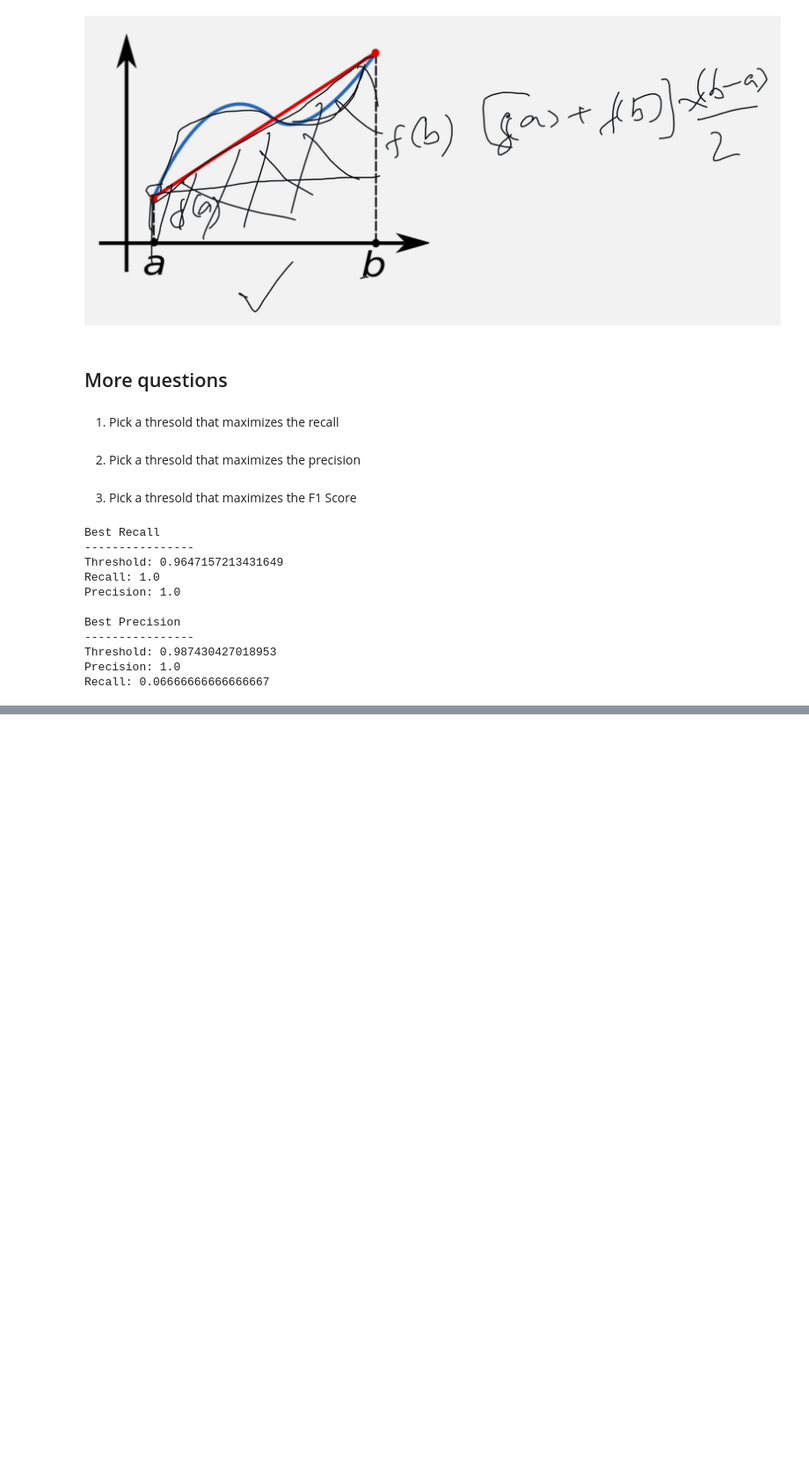
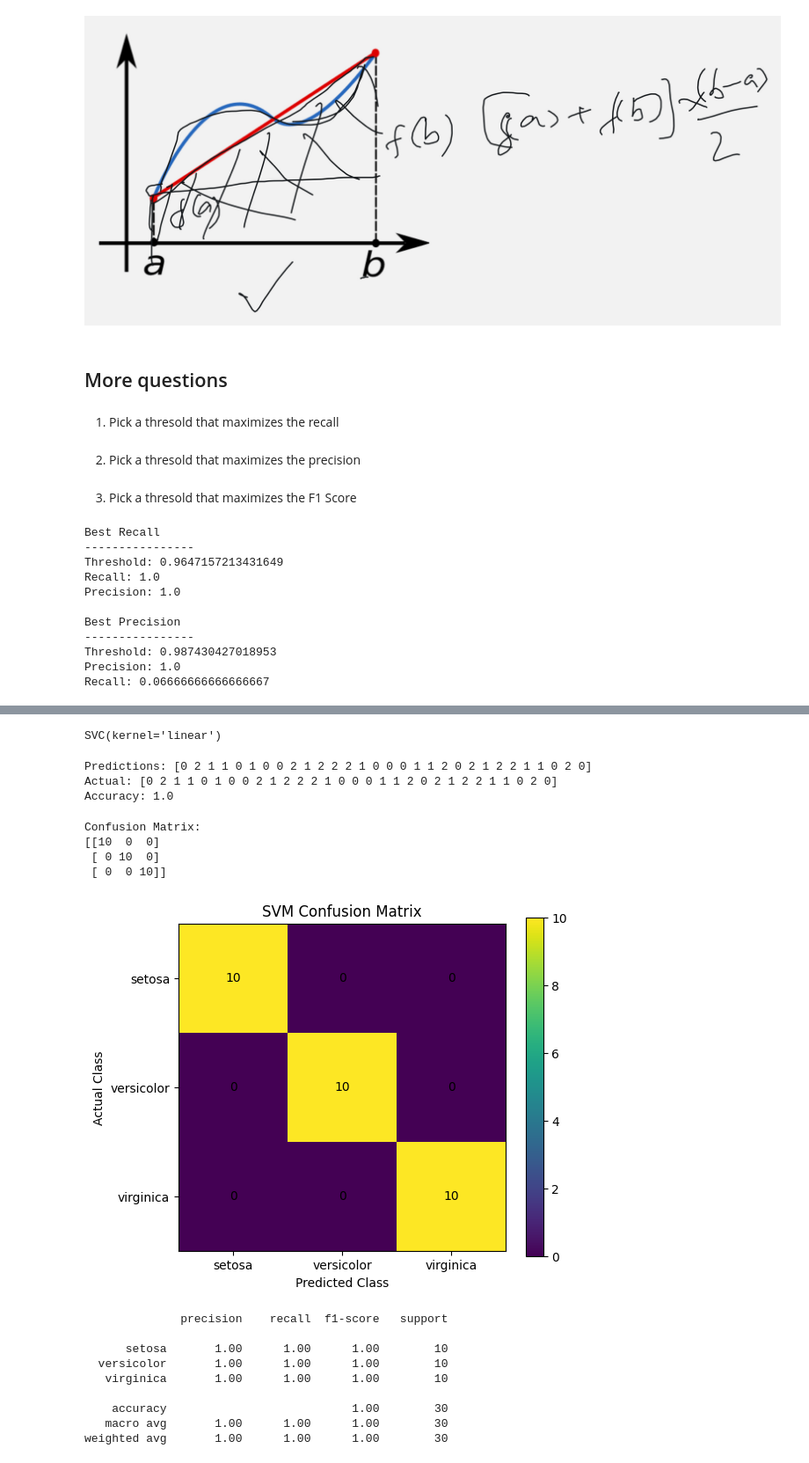
Before and after one commit to cloudxlab/jan2026_ml_dl, a Jupyter notebook: 44_aug_28.ipynb, the cells around one changed output, grey strips where cells are left out. Shown at 88% size. Drawn from its saved outputs; the diff is of its cells as text; code cells hidden in the pictures; blank space fills up the shorter version.

```diff
--- a/44_aug_28.ipynb
+++ b/44_aug_28.ipynb
@@ -325,0 +371,70 @@ Recall: 0.06666666666666667
+# %%
+svm = SVC(
+    kernel="linear",
+    C=1.0
+)
+
+svm.fit(X_train_scaled, y_train)
+# %% [output]
+SVC(kernel='linear')
+# %%
+y_pred = svm.predict(X_test_scaled)
+
+print("Predictions:", y_pred)
+print("Actual:", y_test)
+
+accuracy = accuracy_score(y_test, y_pred)
+
+print("Accuracy:", accuracy)
+# %% [output]
+Predictions: [0 2 1 1 0 1 0 0 2 1 2 2 2 1 0 0 0 1 1 2 0 2 1 2 2 1 1 0 2 0]
+Actual: [0 2 1 1 0 1 0 0 2 1 2 2 2 1 0 0 0 1 1 2 0 2 1 2 2 1 1 0 2 0]
+Accuracy: 1.0
+# %%
+cm = confusion_matrix(y_test, y_pred)
+
+print("Confusion Matrix:")
+print(cm)
+
+plt.figure(figsize=(6, 5))
+
+plt.imshow(cm)
+
+plt.title("SVM Confusion Matrix")
+plt.xlabel("Predicted Class")
+plt.ylabel("Actual Class")
+
+plt.xticks(range(3), iris.target_names)
+plt.yticks(range(3), iris.target_names)
+
+for i in range(3):
+    for j in range(3):
+        plt.text(j, i, cm[i, j],
+                 ha="center",
+                 va="center")
+
+plt.colorbar()
+plt.show()
+
+print(
+    classification_report(
+        y_test,
+        y_pred,
+        target_names=iris.target_names
+    )
+)
+# %% [output]
+Confusion Matrix:
+[[10  0  0]
+ [ 0 10  0]
+ [ 0  0 10]]
+[figure, added]
+              precision    recall  f1-score   support
+
+      setosa       1.00      1.00      1.00        10
+  versicolor       1.00      1.00      1.00        10
+   virginica       1.00      1.00      1.00        10
+
+    accuracy                           1.00        30
+   macro avg       1.00      1.00      1.00        30
+weighted avg       1.00      1.00      1.00        30
```
Also changed, not shown: parts of 7 cells of this notebook.
